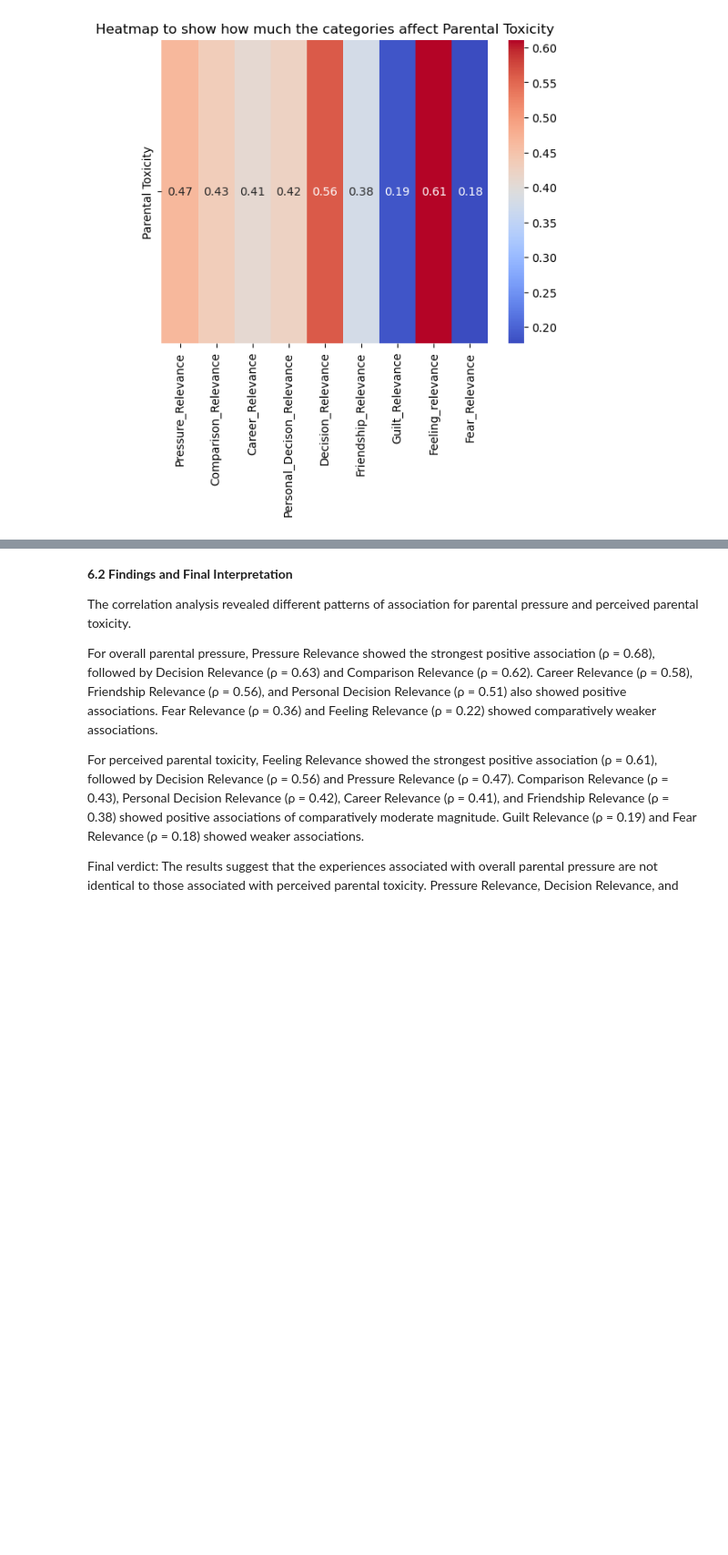
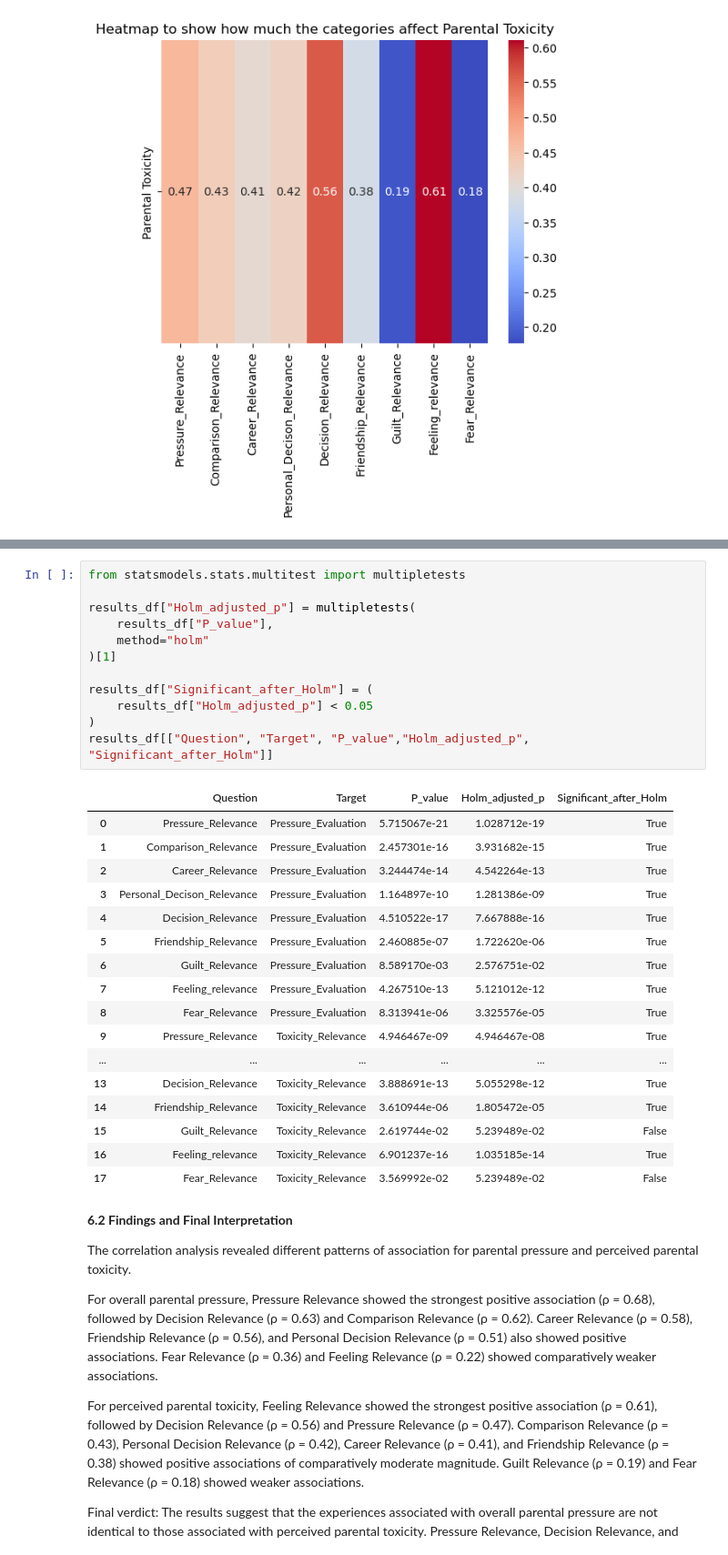
Before and after one commit to SayanMazumder25/Parental-Pressure-And-Toxicity-Analysis, a Jupyter notebook: Toxicity.ipynb, the cells around one changed output, grey strips where cells are left out. Shown at 91% size. Drawn from its saved outputs; the diff is of its cells as text; blank space fills up the shorter version.

```diff
--- a/Toxicity.ipynb
+++ b/Toxicity.ipynb
@@ -512,3 +595,33 @@ plt.show()
+# %%
+from statsmodels.stats.multitest import multipletests
+
+results_df["Holm_adjusted_p"] = multipletests(
+    results_df["P_value"],
+    method="holm"
+)[1]
+
+results_df["Significant_after_Holm"] = (
+    results_df["Holm_adjusted_p"] < 0.05
+)
+results_df[["Question", "Target", "P_value","Holm_adjusted_p", "Significant_after_Holm"]]
+# %% [output]
+|  | Question | Target | P_value | Holm_adjusted_p | Significant_after_Holm |
+| 0 | Pressure_Relevance | Pressure_Evaluation | 5.715067e-21 | 1.028712e-19 | True |
+| 1 | Comparison_Relevance | Pressure_Evaluation | 2.457301e-16 | 3.931682e-15 | True |
+| 2 | Career_Relevance | Pressure_Evaluation | 3.244474e-14 | 4.542264e-13 | True |
+| 3 | Personal_Decison_Relevance | Pressure_Evaluation | 1.164897e-10 | 1.281386e-09 | True |
+| 4 | Decision_Relevance | Pressure_Evaluation | 4.510522e-17 | 7.667888e-16 | True |
+| 5 | Friendship_Relevance | Pressure_Evaluation | 2.460885e-07 | 1.722620e-06 | True |
+| 6 | Guilt_Relevance | Pressure_Evaluation | 8.589170e-03 | 2.576751e-02 | True |
+| 7 | Feeling_relevance | Pressure_Evaluation | 4.267510e-13 | 5.121012e-12 | True |
+| 8 | Fear_Relevance | Pressure_Evaluation | 8.313941e-06 | 3.325576e-05 | True |
+| 9 | Pressure_Relevance | Toxicity_Relevance | 4.946467e-09 | 4.946467e-08 | True |
+| ... | ... | ... | ... | ... | ... |
+| 13 | Decision_Relevance | Toxicity_Relevance | 3.888691e-13 | 5.055298e-12 | True |
+| 14 | Friendship_Relevance | Toxicity_Relevance | 3.610944e-06 | 1.805472e-05 | True |
+| 15 | Guilt_Relevance | Toxicity_Relevance | 2.619744e-02 | 5.239489e-02 | False |
+| 16 | Feeling_relevance | Toxicity_Relevance | 6.901237e-16 | 1.035185e-14 | True |
+| 17 | Fear_Relevance | Toxicity_Relevance | 3.569992e-02 | 5.239489e-02 | False |
 # %% [markdown]
 **6.2 Findings and Final Interpretation**
 
```
Also changed, not shown: parts of 28 cells of this notebook, 2 other files.
